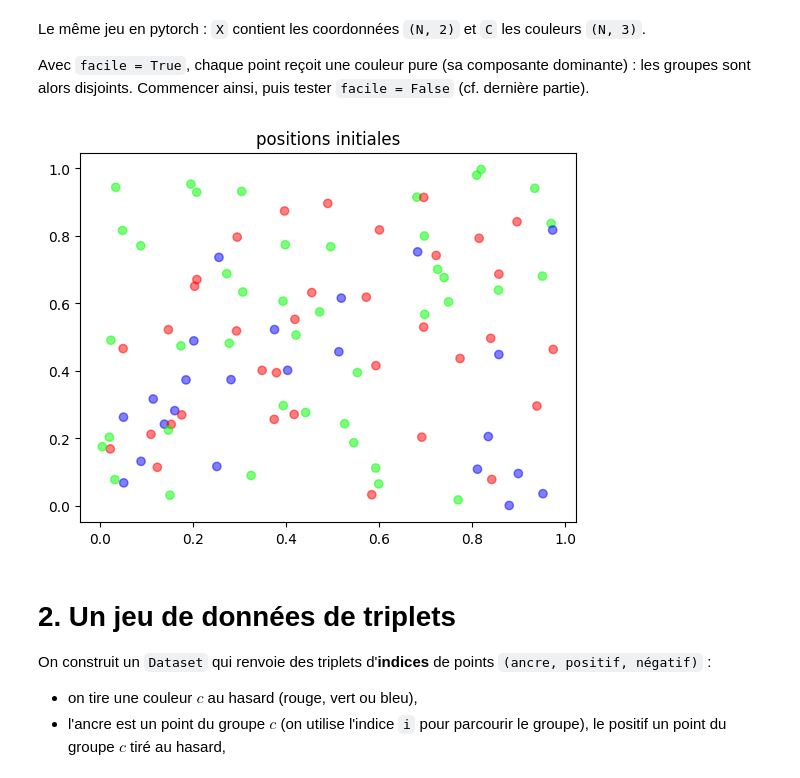
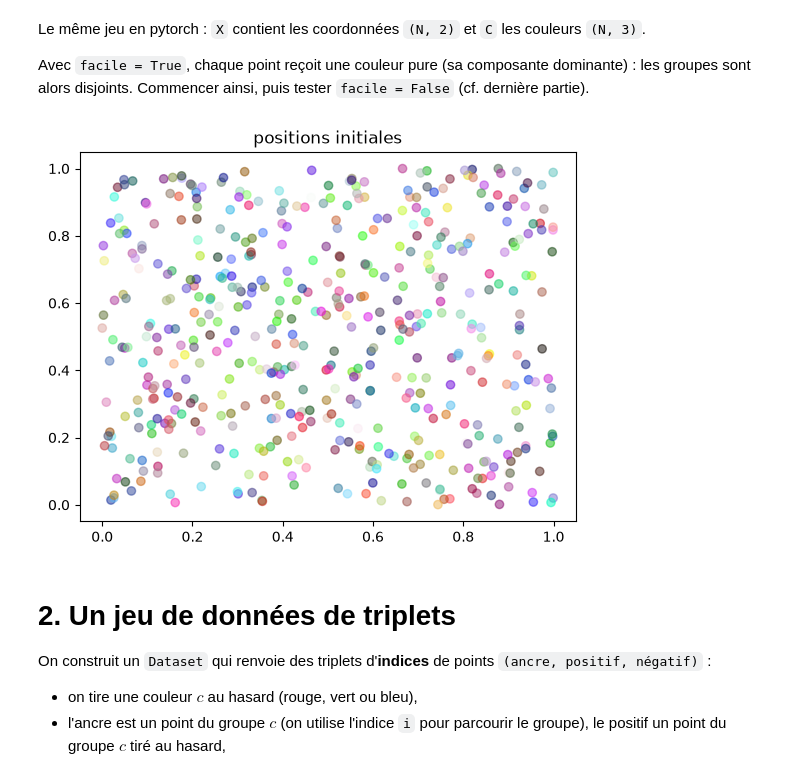
Before and after one commit to Alexso1010/tuto_deep_v2, a Jupyter notebook: 3-Représentations/notebooks/3_1-triplet-loss.ipynb, the cells around one changed output. Saved outputs shown, nothing was run; the diff lists cells and outputs as text; code cells hidden in the pictures.

```diff
--- a/3-Représentations/notebooks/3_1-triplet-loss.ipynb
+++ b/3-Représentations/notebooks/3_1-triplet-loss.ipynb
@@ -86,19 +91,19 @@ Le même jeu en pytorch : `X` contient les coordonnées `(N, 2)` et `C` les coul
 
 Avec `facile = True`, chaque point reçoit une couleur pure (sa composante dominante) : les groupes sont alors disjoints. Commencer ainsi, puis tester `facile = False` (cf. dernière partie).
 # %%
-N = 100
+N = 500
 X = torch.rand(N, 2)        # positions initiales
 C = torch.rand(N, 3)        # couleurs RGB
 
-facile = True
+facile = False
 if facile:
     # données plus faciles : soit rouge, soit vert, soit bleu (one-hot de la composante dominante)
     C = F.one_hot(C.argmax(1), 3).float()
 
 plt.scatter(X[:, 0], X[:, 1], c=C.numpy(), alpha=0.5)
 plt.title("positions initiales");
 # %% [output]
-[figure, old version]
+[figure, new version]
 # %% [markdown]
 # <a id="sec-3"></a>2. Un jeu de données de triplets
 
```
Also changed, not shown: parts of 13 cells of this notebook, 1 other file.
